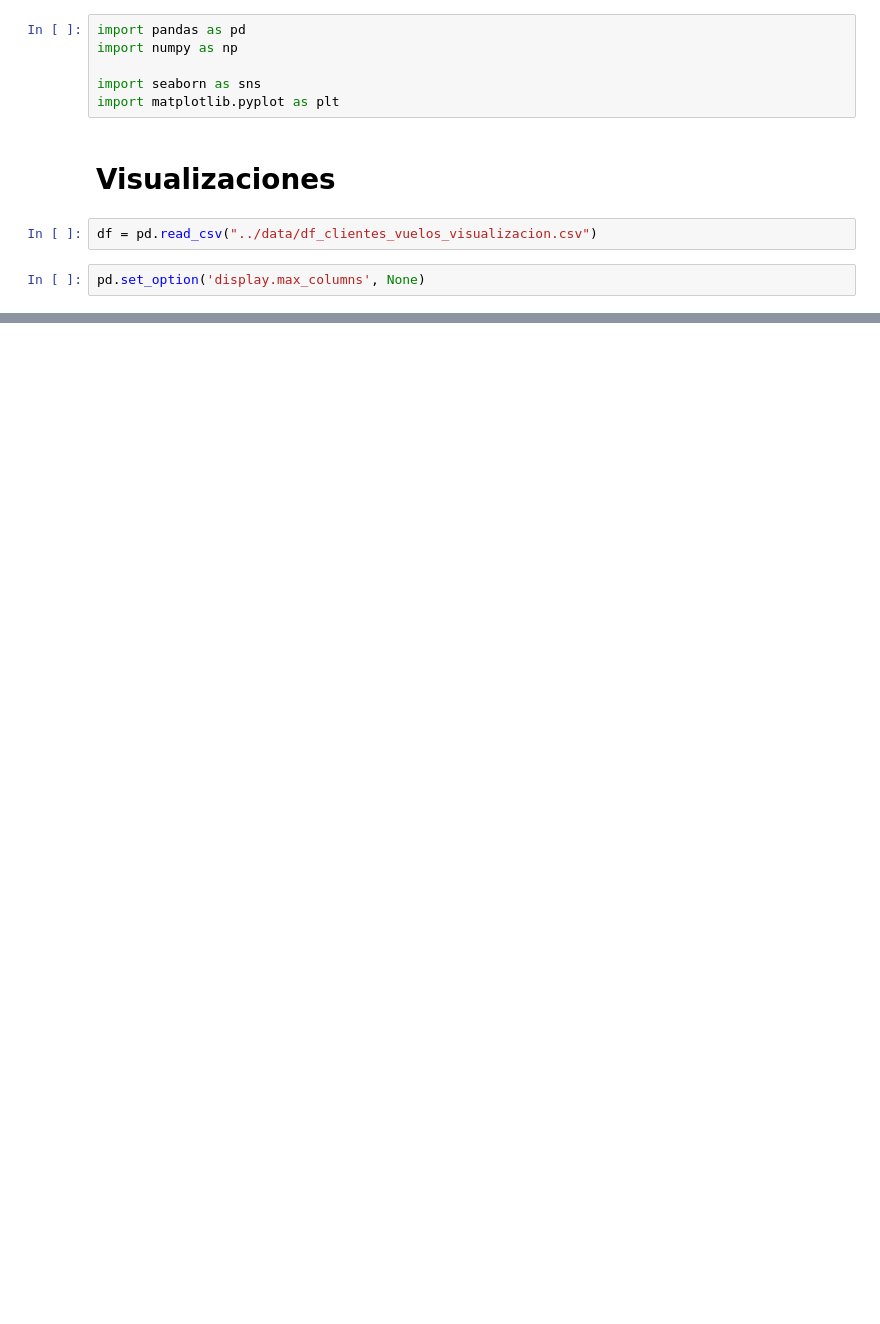
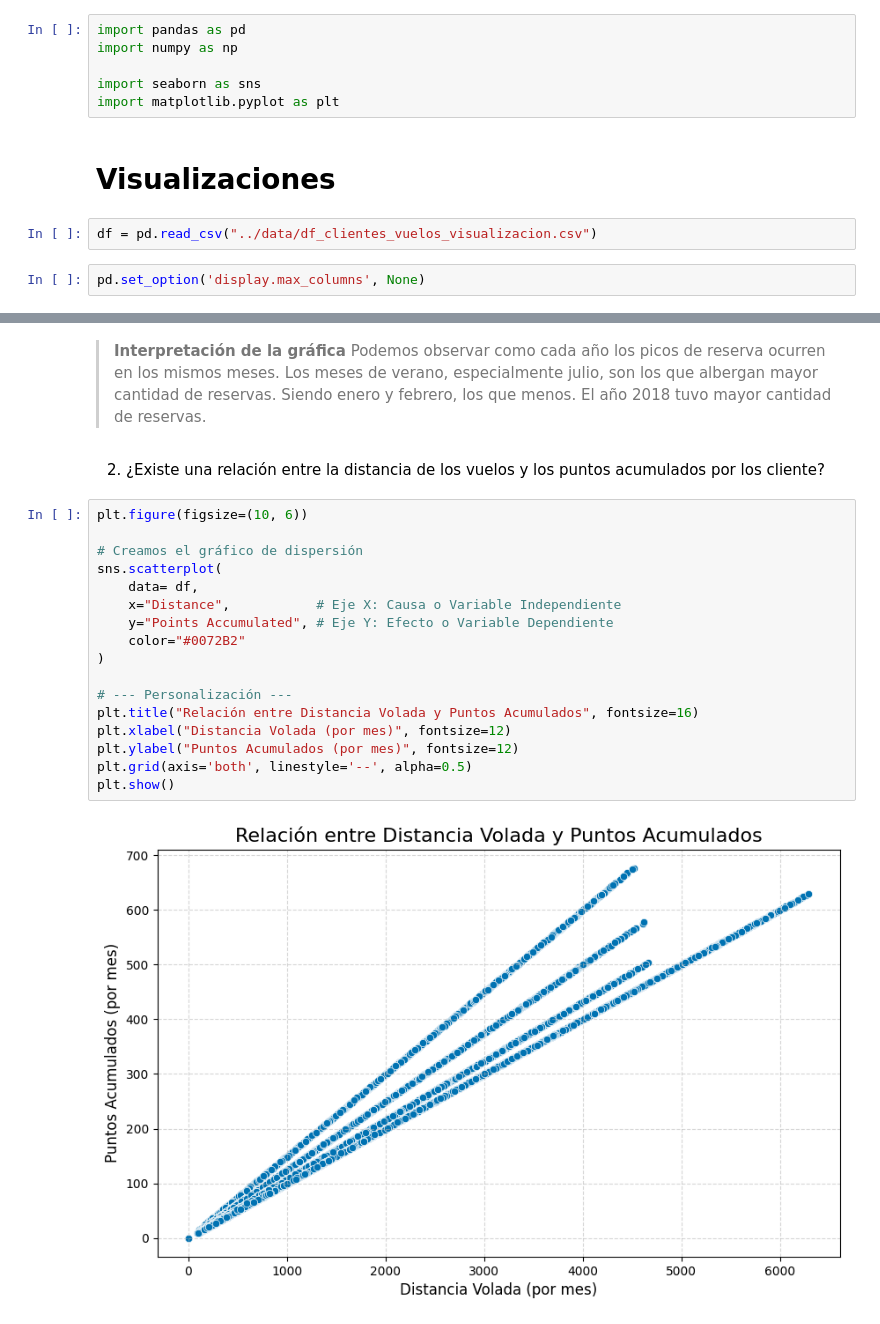
Before and after one commit to Adalab/bda-modulo-3-evaluacion-final-elenapavonfernandez-ui, a Jupyter notebook: notebooks/02_visualizacion.ipynb, the cells around one changed output, grey strips where cells are left out. Saved outputs shown, nothing was run; the diff lists cells and outputs as text; blank space fills up the shorter version.

```diff
--- a/notebooks/02_visualizacion.ipynb
+++ b/notebooks/02_visualizacion.ipynb
@@ -21,0 +55,25 @@ df.head()
+# %% [markdown]
+> **Interpretación de la gráfica**
+Podemos observar como cada año los picos de reserva ocurren en los mismos meses. Los meses de verano, especialmente julio, son los que albergan mayor cantidad de reservas. Siendo enero y febrero, los que menos.
+El año 2018 tuvo mayor cantidad de reservas.
+# %% [markdown]
+2. ¿Existe una relación entre la distancia de los vuelos y los puntos acumulados por los cliente?
+# %%
+plt.figure(figsize=(10, 6))
+
+# Creamos el gráfico de dispersión
+sns.scatterplot(
+    data= df,
+    x="Distance",           # Eje X: Causa o Variable Independiente
+    y="Points Accumulated", # Eje Y: Efecto o Variable Dependiente
+    color="#0072B2"
+)
+
+# --- Personalización ---
+plt.title("Relación entre Distancia Volada y Puntos Acumulados", fontsize=16)
+plt.xlabel("Distancia Volada (por mes)", fontsize=12)
+plt.ylabel("Puntos Acumulados (por mes)", fontsize=12)
+plt.grid(axis='both', linestyle='--', alpha=0.5)
+plt.show()
+# %% [output]
+[figure, added]
```
Also changed, not shown: parts of 17 cells of this notebook, 12 other files.
